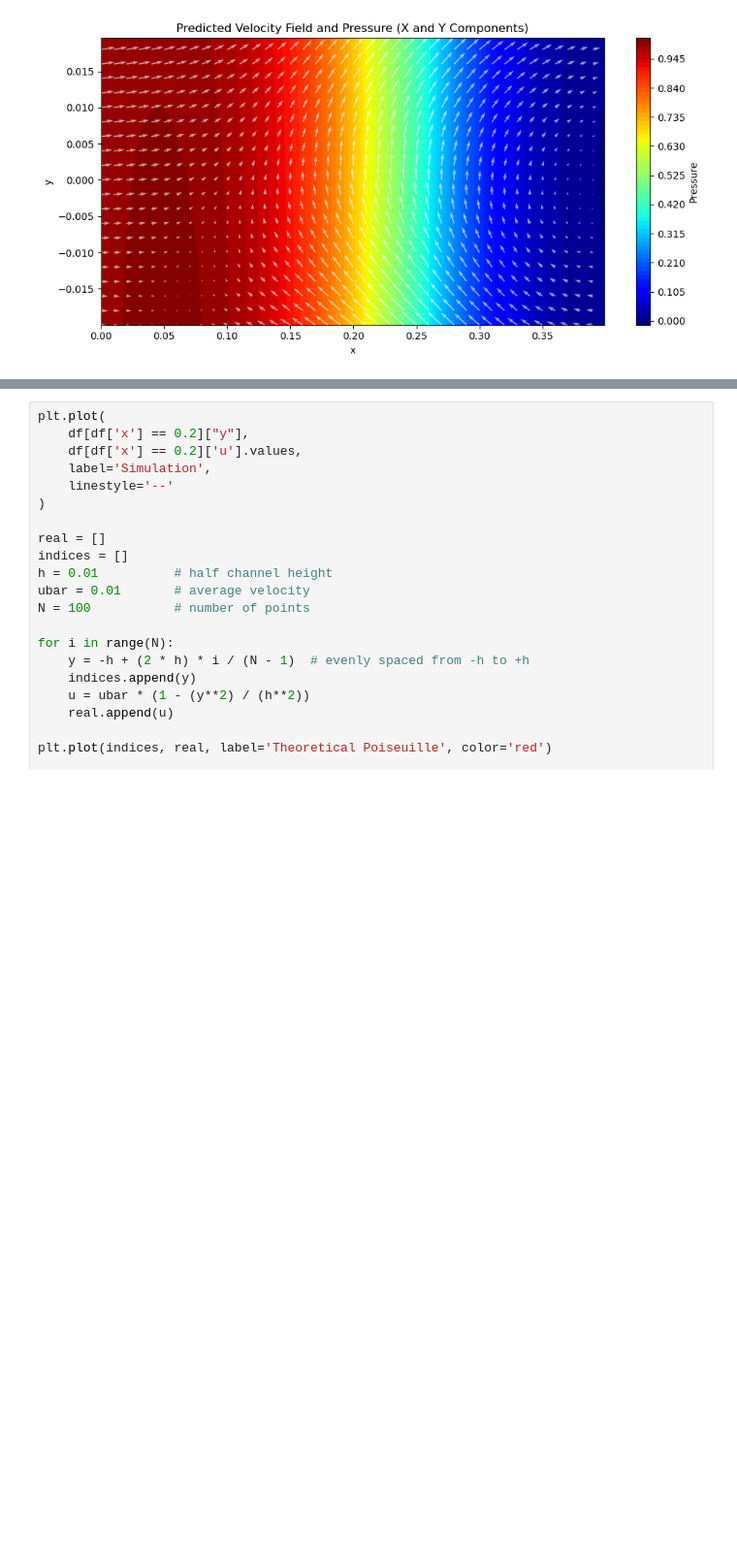
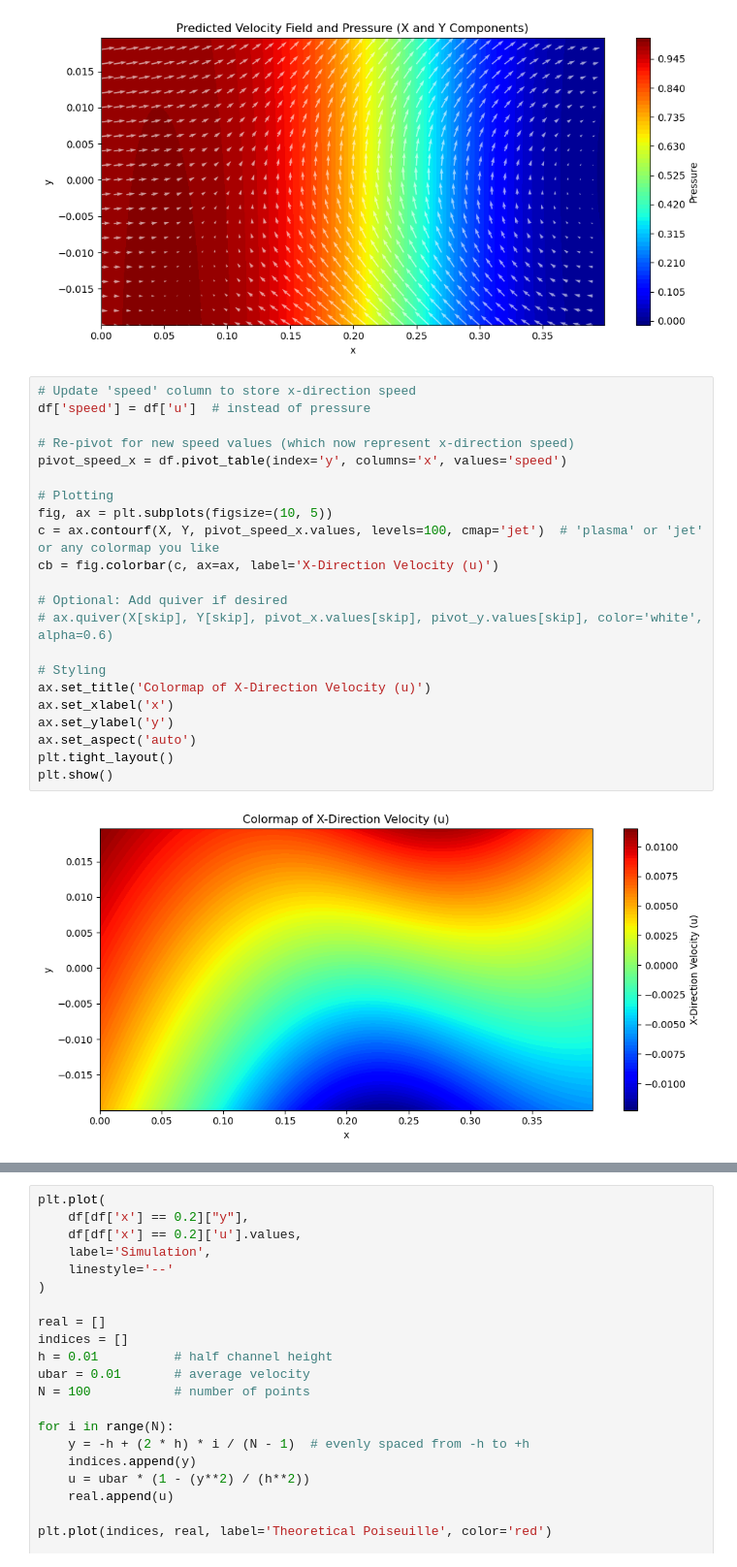
Before and after one commit to GuilBess/TB_PINN, a Jupyter notebook: display_results.ipynb, the cells around one changed output, grey strips where cells are left out. Shown: that part at 97% size. Cells and saved outputs as stored; diff of their text form; blank space fills up the shorter version.

Commit message:
more plots and batch example

```diff
--- a/display_results.ipynb
+++ b/display_results.ipynb
@@ -87,3 +87,27 @@ plt.tight_layout()
 plt.show()
 # %% [output]
 [figure]
+# %%
+# Update 'speed' column to store x-direction speed
+df['speed'] = df['u']  # instead of pressure
+
+# Re-pivot for new speed values (which now represent x-direction speed)
+pivot_speed_x = df.pivot_table(index='y', columns='x', values='speed')
+
+# Plotting
+fig, ax = plt.subplots(figsize=(10, 5))
+c = ax.contourf(X, Y, pivot_speed_x.values, levels=100, cmap='jet')  # 'plasma' or 'jet' or any colormap you like
+cb = fig.colorbar(c, ax=ax, label='X-Direction Velocity (u)')
+
+# Optional: Add quiver if desired
+# ax.quiver(X[skip], Y[skip], pivot_x.values[skip], pivot_y.values[skip], color='white', alpha=0.6)
+
+# Styling
+ax.set_title('Colormap of X-Direction Velocity (u)')
+ax.set_xlabel('x')
+ax.set_ylabel('y')
+ax.set_aspect('auto')
+plt.tight_layout()
+plt.show()
+# %% [output]
+[figure, added]
```
Also changed, not shown: parts of 1 cell of this notebook, 1 other file.
